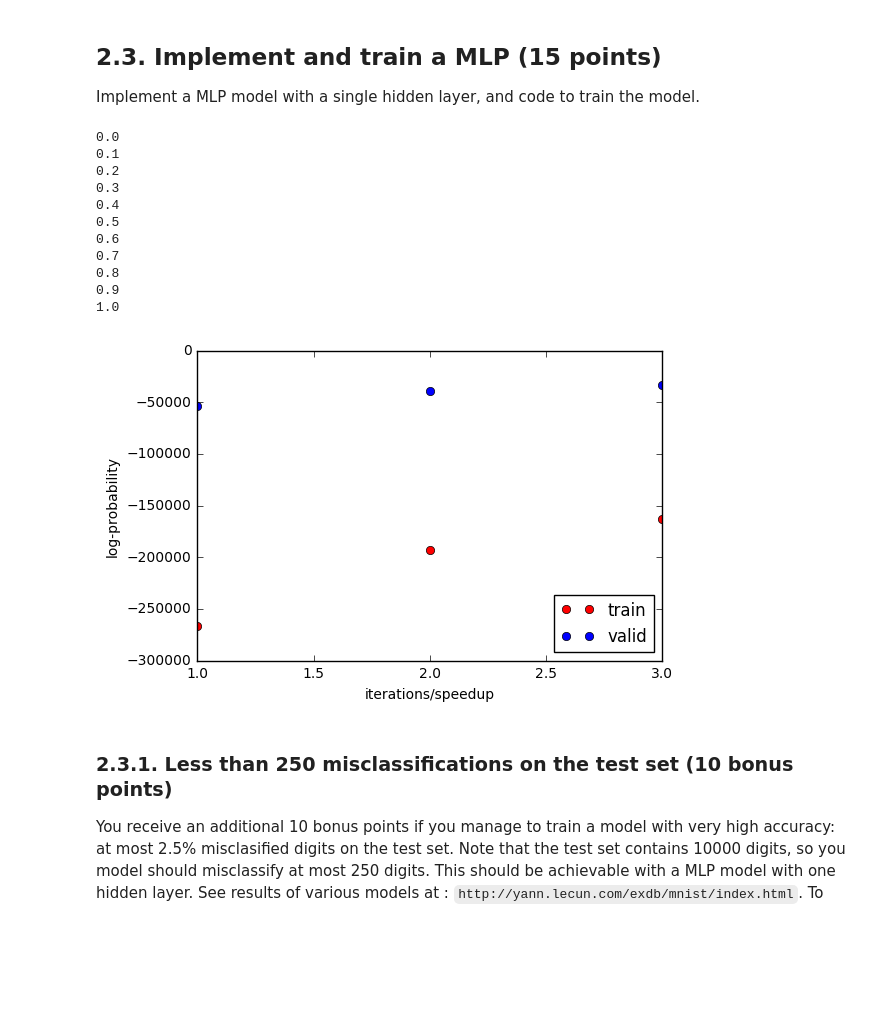
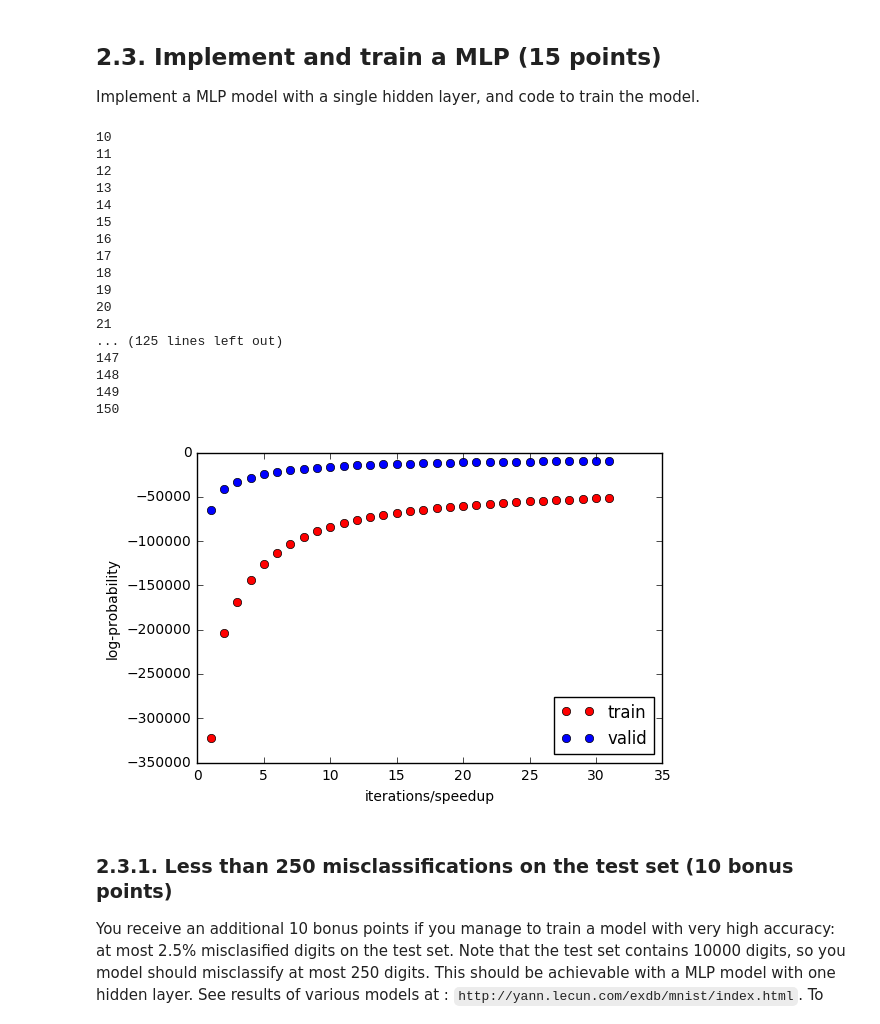
Before and after one commit to CL-China/MLlab, a Jupyter notebook: Lab2_Rafael.ipynb, the cells around one changed output. Saved outputs shown, nothing was run; the diff lists cells and outputs as text; code cells hidden in the pictures; blank space fills up the shorter version.

```diff
--- a/Lab2_Rafael.ipynb
+++ b/Lab2_Rafael.ipynb
@@ -486,7 +486,7 @@ def sgd_iter(x_train1, t_train1, W, b, V, a):
         a = a + rate*da
     return W, b, V, a
 
-I = 2
+I = 30
 speedup = 5
 L = 50
 W = numpy.random.normal(0,1,(L,10))
@@ -507,46 +507,53 @@ for i in range(speedup*I + 1):
             for j in range(L):
                 h.append(1/(1+math.exp(-((numpy.matrix(numpy.reshape(V[:,j],(1,784)))*numpy.matrix(x).T)[0][0,0] + a[j]))))
             h = numpy.matrix(numpy.reshape(h,(L,1)))
             logq = []
             for j in range(10):
                 logq.append((numpy.matrix(numpy.reshape(W[:,j],(1,L)))*h)[0][0,0] + b[j])
             Z = sum(numpy.exp(logq))
             trainprob[i//speedup] += logq[t] - math.log(Z)
         for k in range(len(x_valid)):
             x = x_valid[k]
             t = t_valid[k]
             h = []
             for j in range(L):
                 h.append(1/(1+math.exp(-((numpy.matrix(numpy.reshape(V[:,j],(1,784)))*numpy.matrix(x).T)[0][0,0] + a[j]))))
             h = numpy.matrix(numpy.reshape(h,(L,1)))
             logq = []
             for j in range(10):
                 logq.append((numpy.matrix(numpy.reshape(W[:,j],(1,L)))*h)[0][0,0] + b[j])
             Z = sum(numpy.exp(logq))
             validprob[i//speedup] += logq[t] - math.log(Z)
-    print((i + 0.)/(speedup*I))
+    if (i/10 !=0):
+        print(i)
 iterations = range(I+2)
 del iterations[0]
 plt.plot(iterations ,trainprob, 'ro', label = 'train')
 plt.plot(iterations,validprob, 'bo', label = 'valid')
 plt.xlabel('iterations/speedup')
 plt.ylabel('log-probability')
 #plt.axis([0.5,I+0.5, -200000,0])
 plt.legend(loc = 'best')
 plt.show()
 # %% [output]
-0.0
-0.1
-0.2
-0.3
-0.4
-0.5
-0.6
-0.7
-0.8
-0.9
-1.0
+10
+11
+12
+13
+14
+15
+16
+17
+18
+19
+20
+21
+... (125 lines left out)
+147
+148
+149
+150
-[figure, old version]
+[figure, new version]
 # %% [markdown]
 ### 2.3.1. Less than 250 misclassifications on the test set (10 bonus points)
 
```
Also changed, not shown: parts of 1 cell of this notebook, 3 other files.
